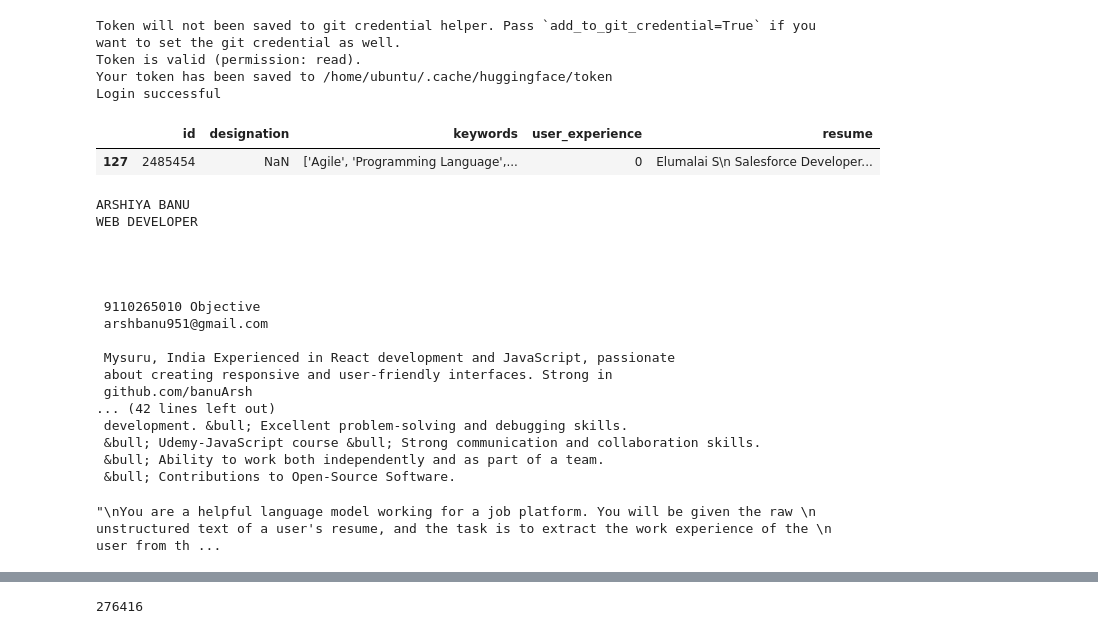
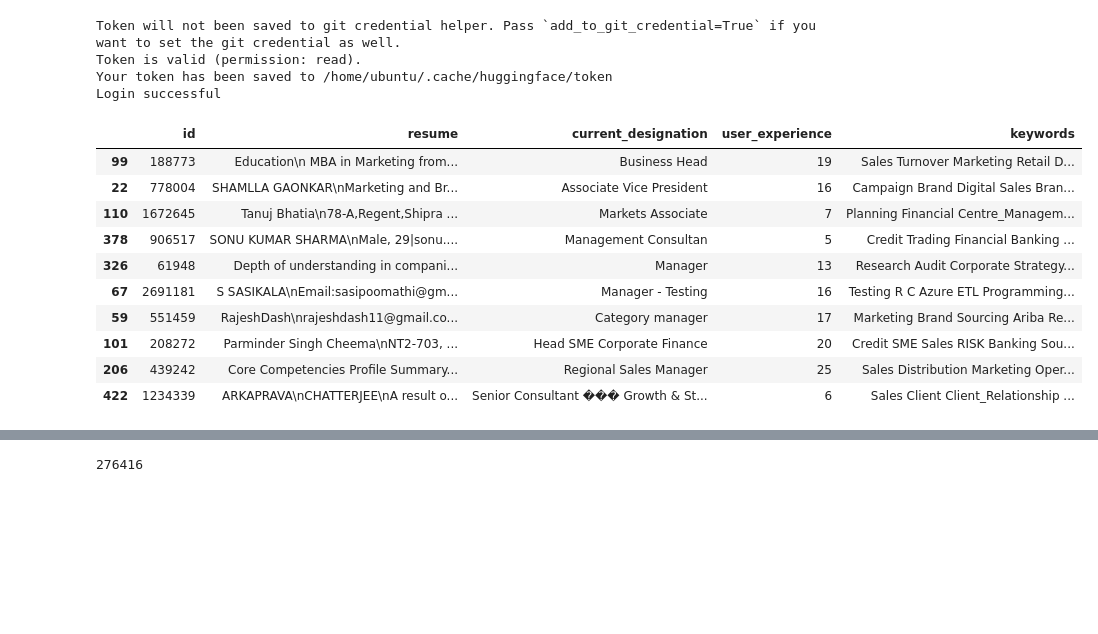
Before and after one commit to Highorbit/llama-recipes, a Jupyter notebook: examples/vllm-testing.ipynb, the cells around one changed output, grey strips where cells are left out. Drawn from its saved outputs; the diff is of its cells as text; code cells hidden in the pictures; blank space fills up the shorter version.

```diff
--- a/examples/vllm-testing.ipynb
+++ b/examples/vllm-testing.ipynb
@@ -18,31 +18,22 @@ model_id="meta-llama/Llama-2-7b-chat-hf"
 
 tokenizer = LlamaTokenizer.from_pretrained(model_id)
 # %%
-eval_df = pd.read_csv('custom_data/model_eval_df.csv')
+eval_df = pd.read_csv('custom_data/iimjobs_eval_df.csv')
 # %%
-eval_df.sample()
+eval_df.sample(10)
 # %% [output]
-|  | id | designation | keywords | user_experience | resume |
-| 127 | 2485454 | NaN | ['Agile', 'Programming Language',... | 0 | Elumalai S\n Salesforce Developer... |
+|  | id | resume | current_designation | user_experience | keywords |
+| 99 | 188773 | Education\n MBA in Marketing from... | Business Head | 19 | Sales Turnover Marketing Retail D... |
+| 22 | 778004 | SHAMLLA GAONKAR\nMarketing and Br... | Associate Vice President | 16 | Campaign Brand Digital Sales Bran... |
+| 110 | 1672645 | Tanuj Bhatia\n78-A,Regent,Shipra ... | Markets Associate | 7 | Planning Financial Centre_Managem... |
+| 378 | 906517 | SONU KUMAR SHARMA\nMale, 29|sonu.... | Management Consultan | 5 | Credit Trading Financial Banking ... |
+| 326 | 61948 | Depth of understanding in compani... | Manager | 13 | Research Audit Corporate Strategy... |
+| 67 | 2691181 | S SASIKALA\nEmail:sasipoomathi@gm... | Manager - Testing | 16 | Testing R C Azure ETL Programming... |
+| 59 | 551459 | RajeshDash\nrajeshdash11@gmail.co... | Category manager | 17 | Marketing Brand Sourcing Ariba Re... |
+| 101 | 208272 | Parminder Singh Cheema\nNT2-703, ... | Head SME Corporate Finance | 20 | Credit SME Sales RISK Banking Sou... |
+| 206 | 439242 | Core Competencies Profile Summary... | Regional Sales Manager | 25 | Sales Distribution Marketing Oper... |
+| 422 | 1234339 | ARKAPRAVA\nCHATTERJEE\nA result o... | Senior Consultant ��� Growth & St... | 6 | Sales Client Client_Relationship ... |
 # %%
-rt = eval_df.sample()['resume'].values[0]
-print(rt)
+# rt = eval_df.sample()['resume'].values[0]
+# print(rt)
-# %% [output]
-ARSHIYA BANU
-WEB DEVELOPER
-
-
-
-
- 9110265010 Objective
- arshbanu951@gmail.com
-
- Mysuru, India Experienced in React development and JavaScript, passionate
- about creating responsive and user-friendly interfaces. Strong in
- github.com/banuArsh
-... (42 lines left out)
- development. &bull; Excellent problem-solving and debugging skills.
- &bull; Udemy-JavaScript course &bull; Strong communication and collaboration skills.
- &bull; Ability to work both independently and as part of a team.
- &bull; Contributions to Open-Source Software.
 # %%
@@ -78,5 +69,3 @@ sample_input = tokenizer(eval_prompt, return_tensors="pt").to("cuda")
 # %%
-eval_prompt
+# eval_prompt
-# %% [output]
-"\nYou are a helpful language model working for a job platform. You will be given the raw \n unstructured text of a user's resume, and the task is to extract the work experience of the \n user from th ...
 # %%
```
Also changed, not shown: parts of 27 cells of this notebook, 3 other files.
